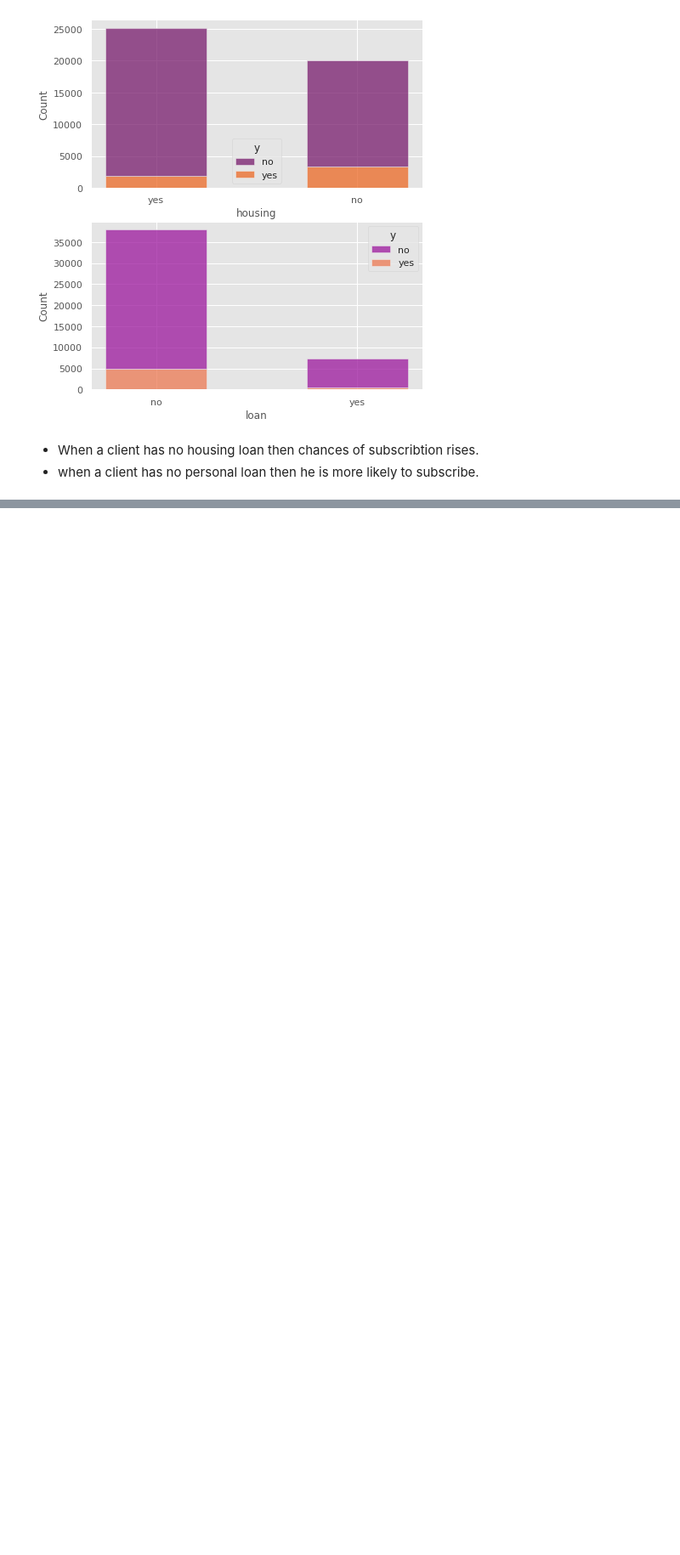
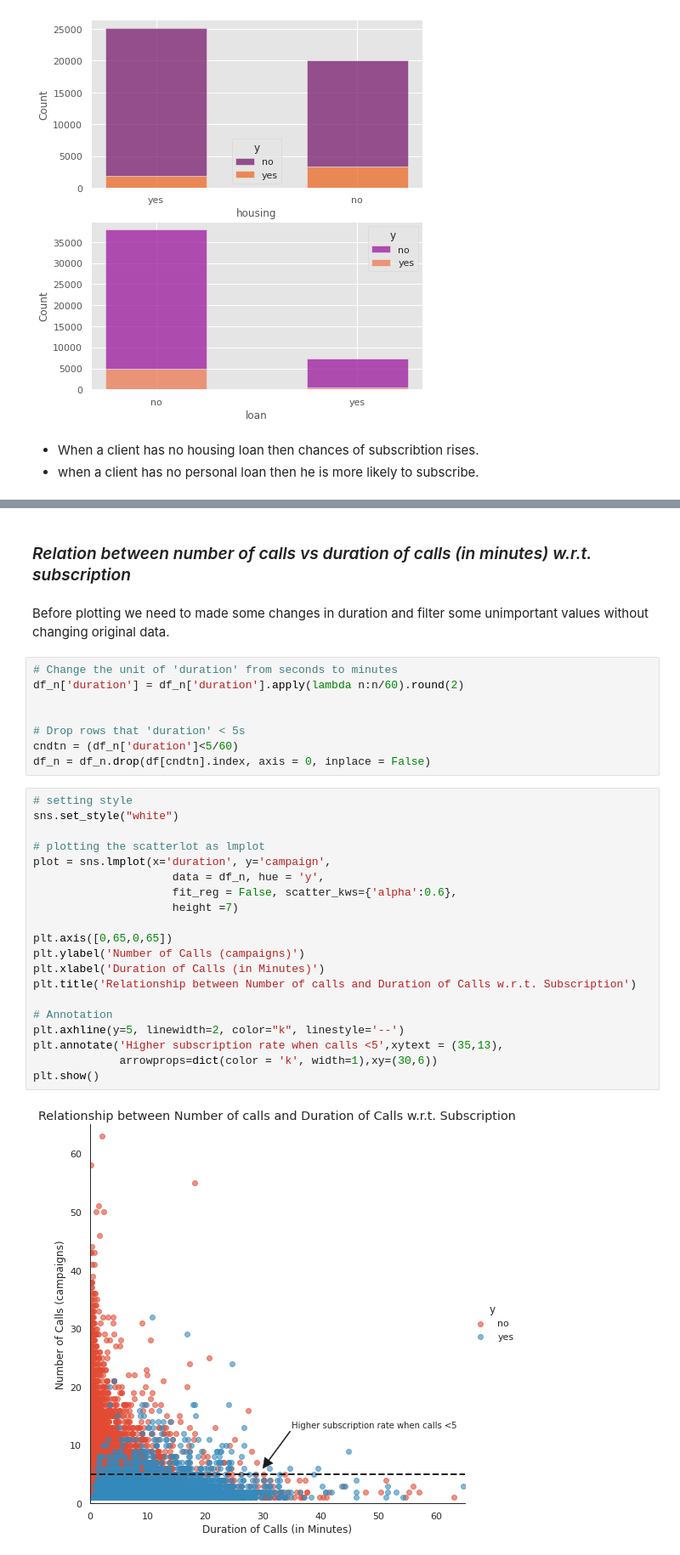
Before and after one commit to GuptaRitik/Marketing-Effectiveness-Prediction, a Jupyter notebook: Bank_Marketing_Effectiveness_Prediction_Capstone_Project.ipynb, the cells around one changed output, grey strips where cells are left out. Shown at 85% size. Saved outputs shown, nothing was run; the diff lists cells and outputs as text; blank space fills up the shorter version.

```diff
--- a/Bank_Marketing_Effectiveness_Prediction_Capstone_Project.ipynb
+++ b/Bank_Marketing_Effectiveness_Prediction_Capstone_Project.ipynb
@@ -341,0 +383,34 @@ plt.show()
+# %% [markdown]
+### *Relation between number of calls vs duration of calls (in minutes) w.r.t. subscription*
+# %% [markdown]
+Before plotting we need to made some changes in duration and filter some unimportant values without changing original data.
+# %%
+# Change the unit of 'duration' from seconds to minutes
+df_n['duration'] = df_n['duration'].apply(lambda n:n/60).round(2)
+
+
+# Drop rows that 'duration' < 5s
+cndtn = (df_n['duration']<5/60)
+df_n = df_n.drop(df[cndtn].index, axis = 0, inplace = False)
+# %%
+# setting style
+sns.set_style("white")
+
+# plotting the scatterlot as lmplot
+plot = sns.lmplot(x='duration', y='campaign',
+                     data = df_n, hue = 'y',
+                     fit_reg = False, scatter_kws={'alpha':0.6},
+                     height =7)
+
+plt.axis([0,65,0,65])
+plt.ylabel('Number of Calls (campaigns)')
+plt.xlabel('Duration of Calls (in Minutes)')
+plt.title('Relationship between Number of calls and Duration of Calls w.r.t. Subscription')
+
+# Annotation
+plt.axhline(y=5, linewidth=2, color="k", linestyle='--')
+plt.annotate('Higher subscription rate when calls <5',xytext = (35,13),
+             arrowprops=dict(color = 'k', width=1),xy=(30,6))
+plt.show()
+# %% [output]
+[figure, added]
```
Also changed, not shown: parts of 7 cells of this notebook.
